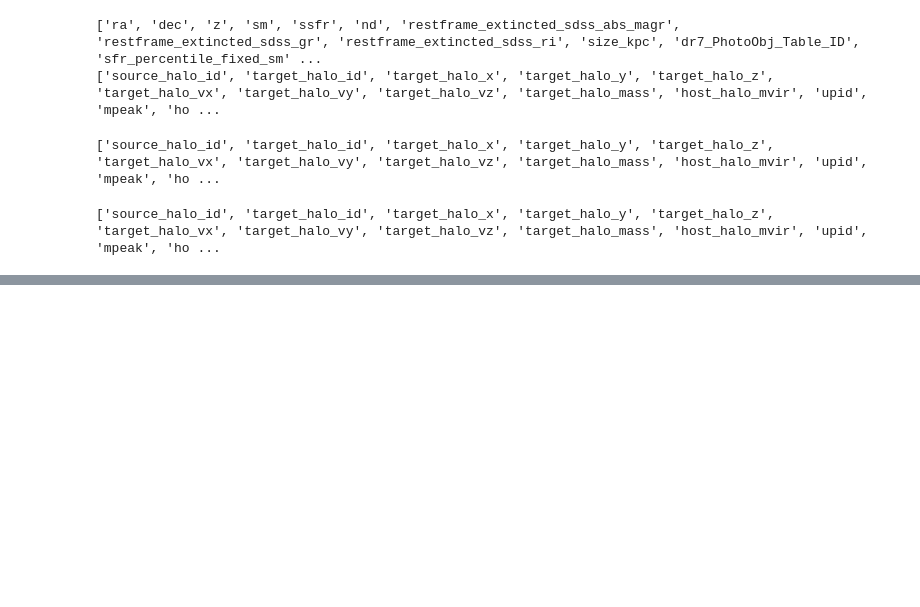
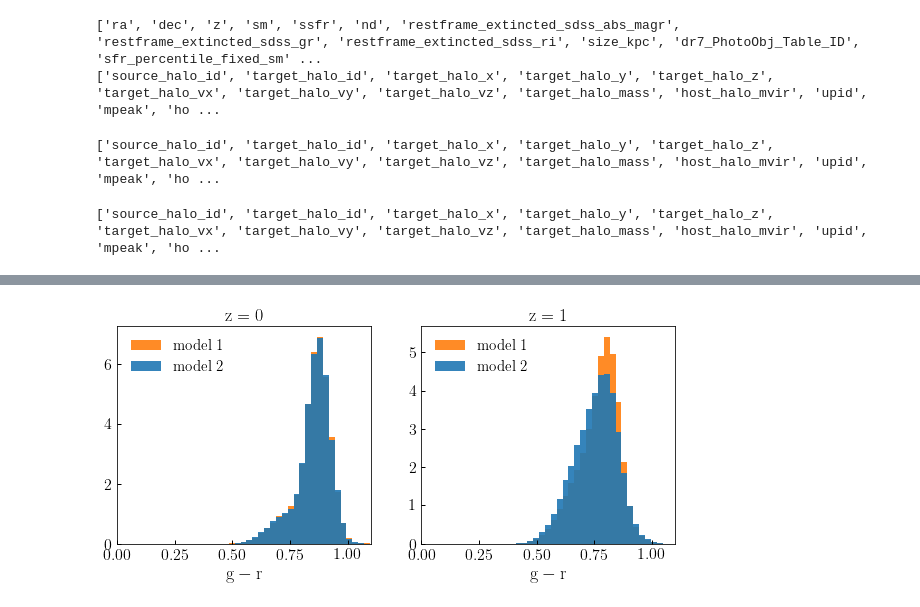
Before and after one commit to LSSTDESC/cosmodc2, a Jupyter notebook: notebooks/v4_color_evolution_snapshots.ipynb, the cells around one changed output, grey strips where cells are left out. Saved outputs shown, nothing was run; the diff lists cells and outputs as text; code cells hidden in the pictures; blank space fills up the shorter version.

```diff
--- a/notebooks/v4_color_evolution_snapshots.ipynb
+++ b/notebooks/v4_color_evolution_snapshots.ipynb
@@ -296,0 +330,31 @@ legend2 = ax2.legend()
+# %%
+mag_r_mask1 = mock['new_um_mag_r_rest'] < -21.5
+mag_r_mask1_1p0 = mock_1p0['new_um_mag_r_rest'] < -21.5
+
+fig, (ax1, ax2) = plt.subplots(1, 2, figsize=(10, 4))
+
+
+gr_bins = np.linspace(0, 1.25, 50)
+__=ax1.hist(mock['new_um_gr_rest'][mag_r_mask1], normed=True, bins=gr_bins,
+          alpha=0.9, color=morange, label=r'${\rm model\ 1}$')
+__=ax1.hist(mock['new2_um_gr_rest'][mag_r_mask1], normed=True, bins=gr_bins,
+          alpha=0.9, color=mblue, label=r'${\rm model\ 2}$')
+title1 = ax1.set_title(r'${\rm z=0}$')
+
+ri_bins = np.linspace(0, 0.85, 100)
+__=ax2.hist(mock_1p0['new_um_gr_rest'][mag_r_mask1_1p0], normed=True, bins=gr_bins,
+          alpha=0.9, color=morange, label=r'${\rm model\ 1}$')
+__=ax2.hist(mock_1p0['new2_um_gr_rest'][mag_r_mask1_1p0], normed=True, bins=gr_bins,
+          alpha=0.9, color=mblue, label=r'${\rm model\ 2}$')
+title2 = ax2.set_title(r'${\rm z=1}$')
+
+xlim1 = ax1.set_xlim(0, 1.1)
+xlim2 = ax2.set_xlim(0, 1.1)
+
+xlabel1 = ax1.set_xlabel(r'${\rm g-r}$')
+xlabel2 = ax2.set_xlabel(r'${\rm g-r}$')
+
+legend1 = ax1.legend()
+legend2 = ax2.legend()
+# %% [output]
+[figure, added]
```
Also changed, not shown: parts of 7 cells of this notebook, 1 other file.
